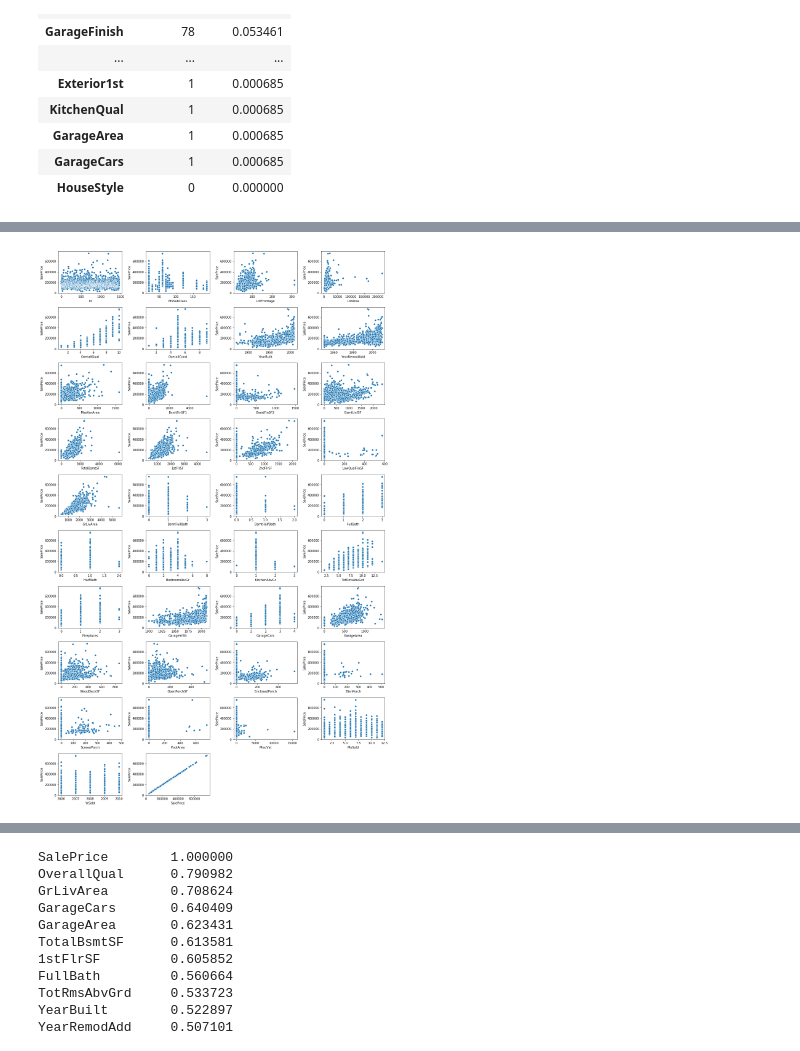
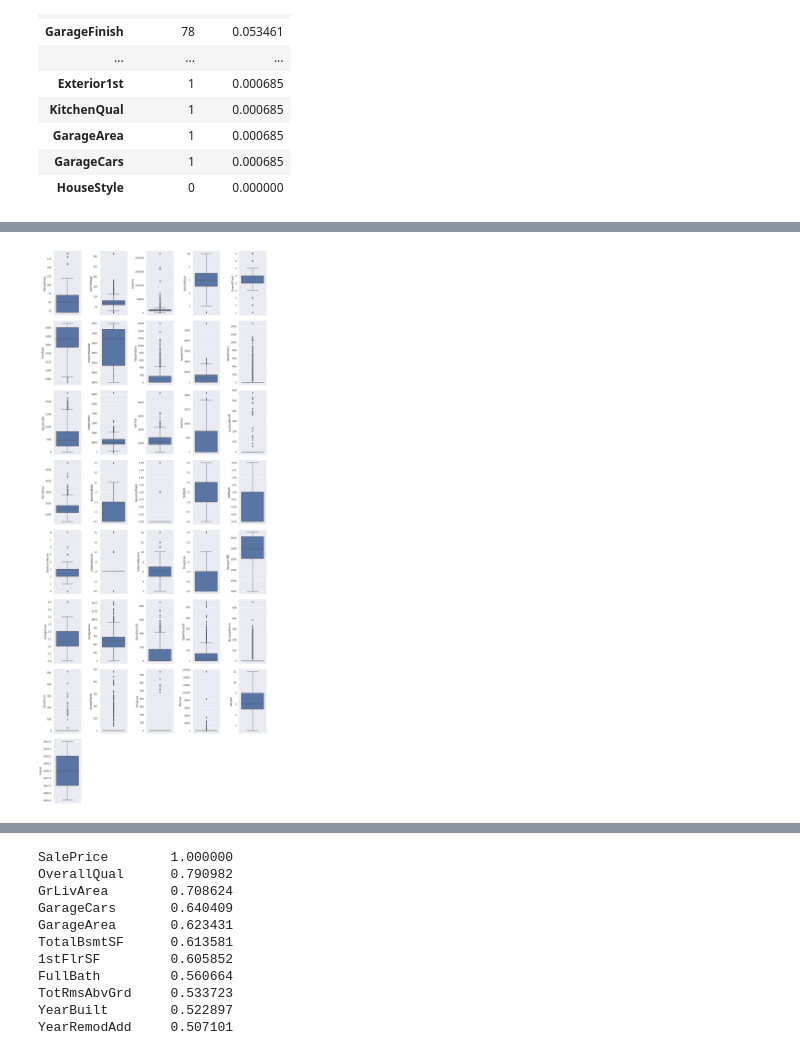
Before and after one commit to lucasnbarros/house-prices-advanced-regression-techniques, a Jupyter notebook: house-prices-advanced-regression-techniques.ipynb, the cells around one changed output, grey strips where cells are left out. Cells and saved outputs as stored; diff of their text form; code cells hidden in the pictures.

```diff
--- a/house-prices-advanced-regression-techniques.ipynb
+++ b/house-prices-advanced-regression-techniques.ipynb
@@ -27,10 +27,12 @@ for dirname, _, filenames in os.walk('/kaggle/input'):
 # You can write up to 20GB to the current directory (/kaggle/working/) that gets preserved as output when you create a version using "Save & Run All"
 # You can also write temporary files to /kaggle/temp/, but they won't be saved outside of the current session
 
+sns.set(style="darkgrid", palette="deep")
+%matplotlib inline
+
 # Mute warnings
 import warnings
 warnings.filterwarnings('ignore')
-# %matplotlib inline
 # %% [output]
 /kaggle/input/sample_submission.csv
 /kaggle/input/data_description.txt
@@ -235,0 +224,18 @@ target = df_train.SalePrice
+# %%
+num_cols = ['MSSubClass', 'LotFrontage', 'LotArea', 'OverallQual', 'OverallCond', 'YearBuilt', 'YearRemodAdd', 'MasVnrArea',
+           'BsmtFinSF1', 'BsmtFinSF2', 'BsmtUnfSF', 'TotalBsmtSF', '1stFlrSF', '2ndFlrSF', 'LowQualFinSF', 'GrLivArea',
+           'BsmtFullBath', 'BsmtHalfBath', 'FullBath', 'HalfBath', 'BedroomAbvGr', 'KitchenAbvGr', 'TotRmsAbvGrd',
+           'Fireplaces', 'GarageYrBlt', 'GarageCars', 'GarageArea', 'WoodDeckSF', 'OpenPorchSF', 'EnclosedPorch',
+           '3SsnPorch', 'ScreenPorch', 'PoolArea', 'MiscVal', 'MoSold', 'YrSold']
+# %%
+columns = num_cols
+
+plt.figure(figsize=(15, 45))
+
+for i, feature in enumerate(columns):
+    plt.subplot(12, 3, i+1)
+    sns.distplot(df_train[feature].dropna())
+    plt.xticks(rotation = 90)
+
+plt.tight_layout()
+plt.show()
@@ -236,11 +244,13 @@ target = df_train.SalePrice
 # %%
-fig = plt.figure(figsize=(16,40))
+columns = num_cols
 
-for i in range(len(num_attributes.columns)):
-    fig.add_subplot(16, 4, i+1)
-    sns.scatterplot(num_attributes.iloc[:,i], target)
+plt.figure(figsize=(15, 45))
+
+for i, feature in enumerate(columns):
+    plt.subplot(10, 5, i+1)
+    sns.boxplot(data=df_train, y=feature)
 
 plt.tight_layout()
 plt.show()
 # %% [output]
-[figure, old version]
+[figure, new version]
```
Also changed, not shown: parts of 22 cells of this notebook.
